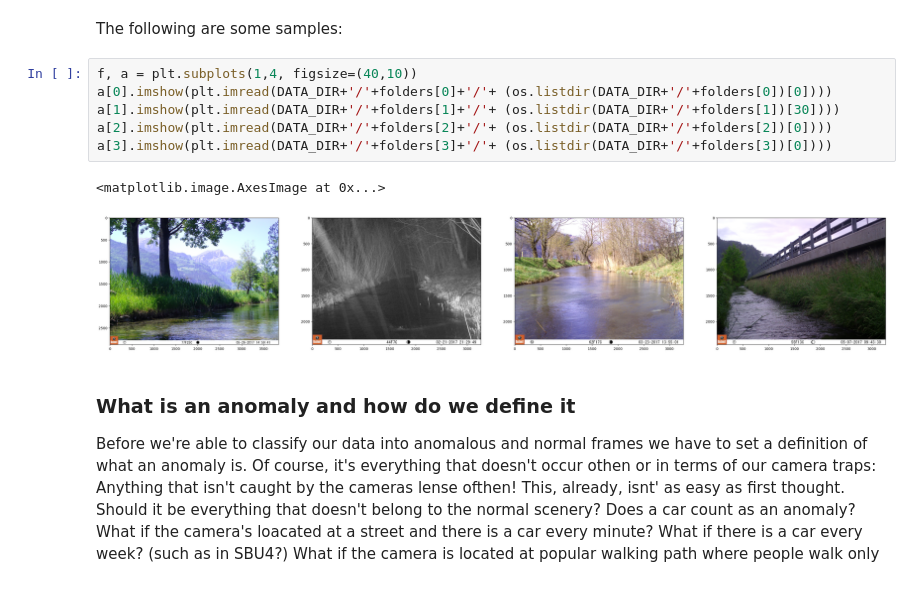
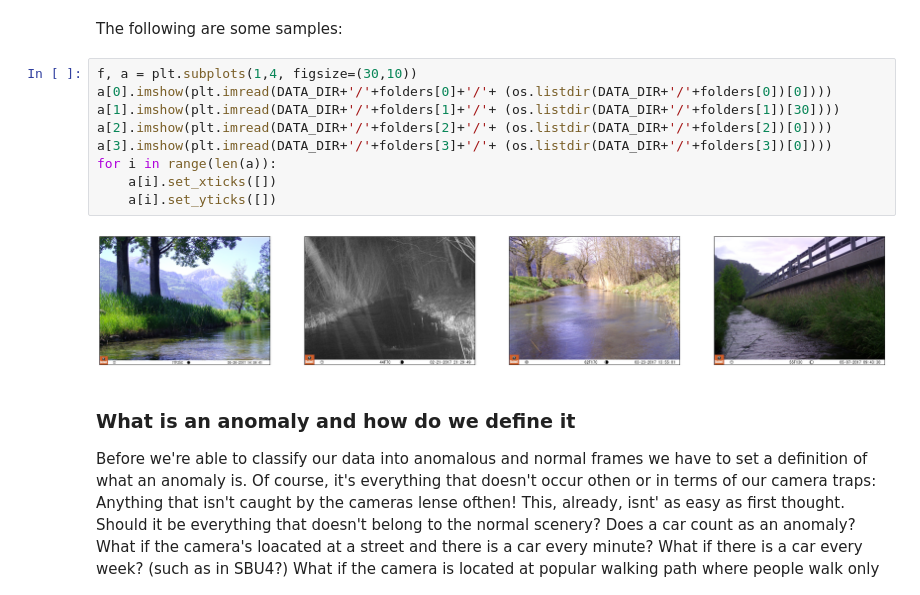
Before and after one commit to klusertim/heronWorkspace, a Jupyter notebook: dataSection.ipynb, the cells around one changed output. Cells and saved outputs as stored; diff of their text form.

```diff
--- a/dataSection.ipynb
+++ b/dataSection.ipynb
@@ -32,14 +29,16 @@ Image Count: 415406
 # %% [markdown]
 The following are some samples:
 # %%
-f, a = plt.subplots(1,4, figsize=(40,10))
+f, a = plt.subplots(1,4, figsize=(30,10))
 a[0].imshow(plt.imread(DATA_DIR+'/'+folders[0]+'/'+ (os.listdir(DATA_DIR+'/'+folders[0])[0])))
 a[1].imshow(plt.imread(DATA_DIR+'/'+folders[1]+'/'+ (os.listdir(DATA_DIR+'/'+folders[1])[30])))
 a[2].imshow(plt.imread(DATA_DIR+'/'+folders[2]+'/'+ (os.listdir(DATA_DIR+'/'+folders[2])[0])))
 a[3].imshow(plt.imread(DATA_DIR+'/'+folders[3]+'/'+ (os.listdir(DATA_DIR+'/'+folders[3])[0])))
+for i in range(len(a)):
+    a[i].set_xticks([])
+    a[i].set_yticks([])
 # %% [output]
-<matplotlib.image.AxesImage at 0x...>
-[figure, old version]
+[figure, new version]
 # %% [markdown]
 ### What is an anomaly and how do we define it
 Before we're able to classify our data into anomalous and normal frames we have to set a definition of what an anomaly is. Of course, it's everything that doesn't occur othen or in terms of our camera traps: Anything that isn't caught by the cameras lense ofthen! This, already, isnt' as easy as first thought. Should it be everything that doesn't belong to the normal scenery? Does a car count as an anomaly? What if the camera's loacated at a street and there is a car every minute? What if there is a car every week? (such as in SBU4?) What if the camera is located at popular walking path where people walk only on sunday?
```
Also changed, not shown: parts of 3 cells of this notebook, 2 other files.
